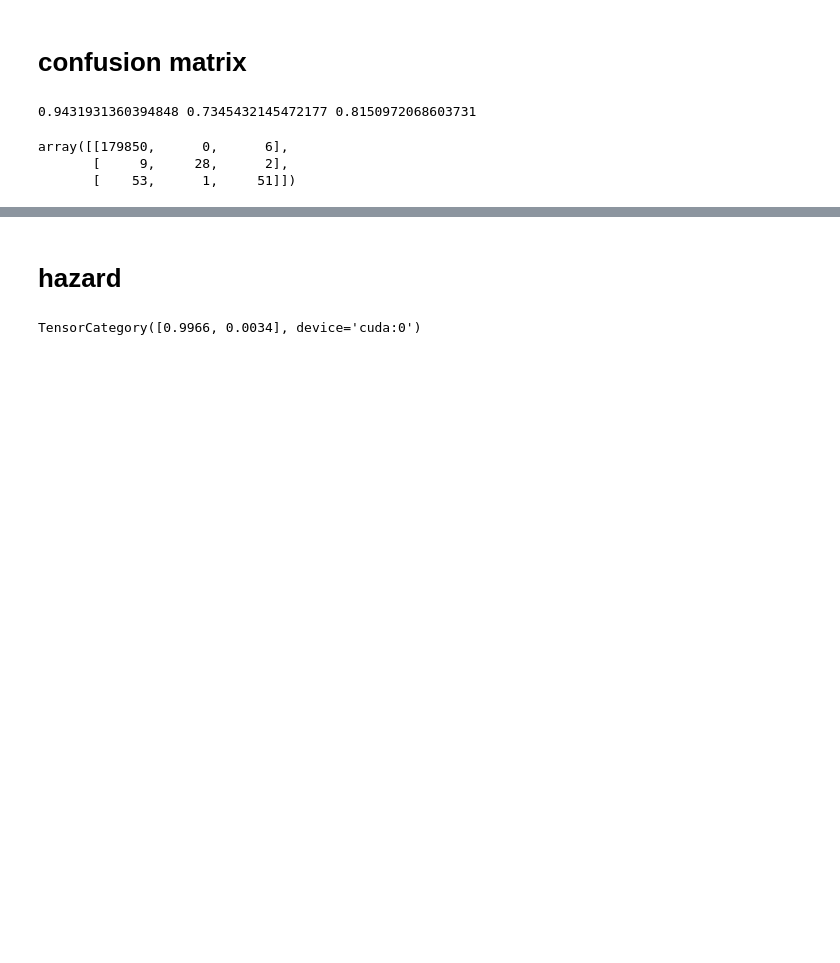
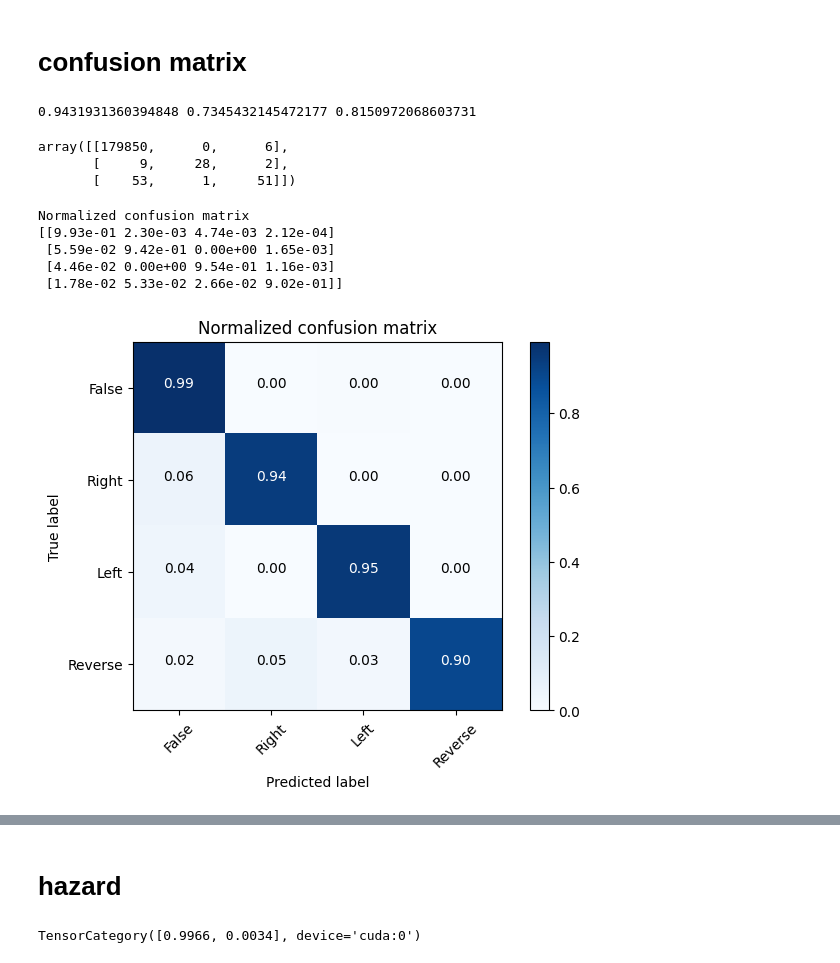
Before and after one commit to aivill-project/v2x_ts, a Jupyter notebook: v2x_inference.ipynb, the cells around one changed output, grey strips where cells are left out. Drawn from its saved outputs; the diff is of its cells as text; code cells hidden in the pictures; blank space fills up the shorter version.

```diff
--- a/v2x_inference.ipynb
+++ b/v2x_inference.ipynb
@@ -268,3 +251,15 @@ class_speed = {0: "Acc", 1: "False", 2: "Hbrk"}
 cnf_matrix = skm.confusion_matrix(speed_targets, speed_preds)
 np.set_printoptions(precision=2)
 plot_confusion_matrix(cnf_matrix, classes=class_speed.values(), normalize=True, title='Normalized confusion matrix')
+# %%
+# Compute confusion matrix
+cnf_matrix_trun = skm.confusion_matrix(test_targets_turn, test_preds_turn)
+np.set_printoptions(precision=2)
+plot_confusion_matrix(cnf_matrix_trun, classes=class_turn.values(), normalize=True, title='Normalized confusion matrix')
+# %% [output]
+Normalized confusion matrix
+[[9.93e-01 2.30e-03 4.74e-03 2.12e-04]
+ [5.59e-02 9.42e-01 0.00e+00 1.65e-03]
+ [4.46e-02 0.00e+00 9.54e-01 1.16e-03]
+ [1.78e-02 5.33e-02 2.66e-02 9.02e-01]]
+[figure, added]
```
Also changed, not shown: parts of 8 cells of this notebook, 5 other files.
